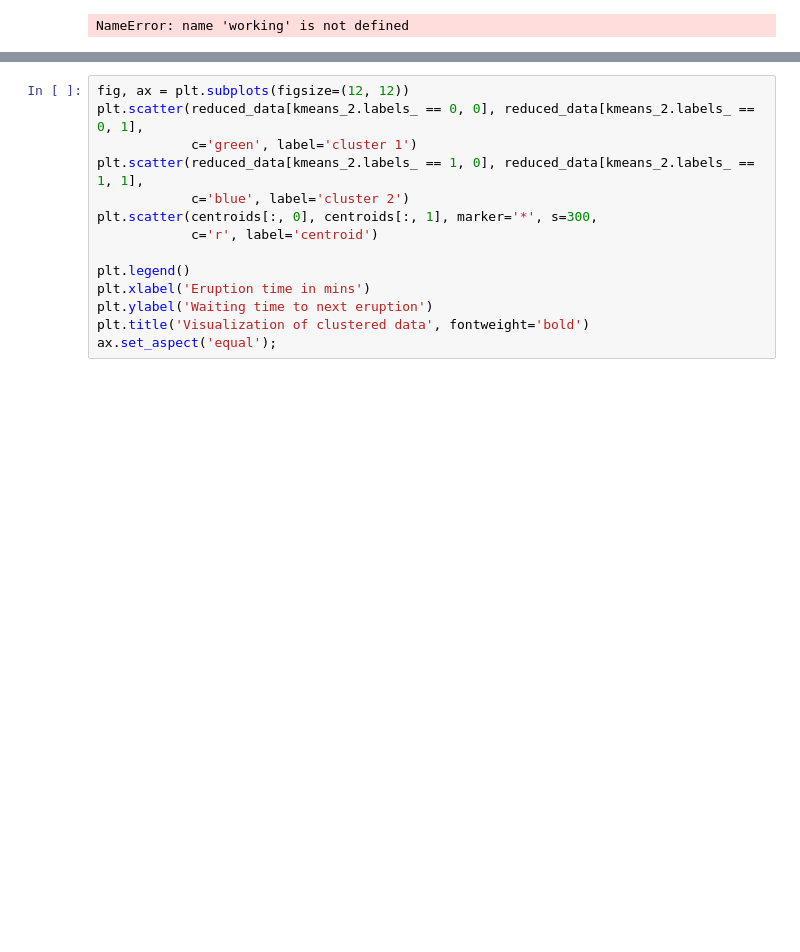
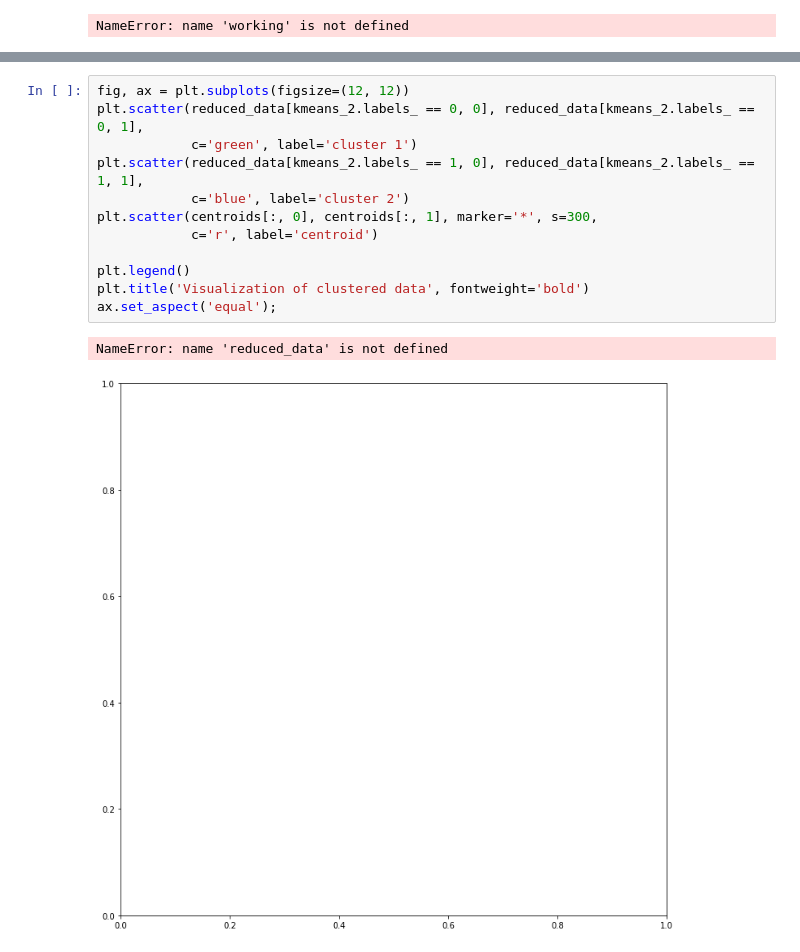
Before and after one commit to a-wars/AGIW_First_HW, a Jupyter notebook: notebooks/homework.ipynb, the cells around one changed output, grey strips where cells are left out. Saved outputs shown, nothing was run; the diff lists cells and outputs as text; blank space fills up the shorter version.

```diff
--- a/notebooks/homework.ipynb
+++ b/notebooks/homework.ipynb
@@ -283,14 +285,15 @@ centroids = kmeans_2.cluster_centers_
 # %%
 fig, ax = plt.subplots(figsize=(12, 12))
 plt.scatter(reduced_data[kmeans_2.labels_ == 0, 0], reduced_data[kmeans_2.labels_ == 0, 1],
             c='green', label='cluster 1')
 plt.scatter(reduced_data[kmeans_2.labels_ == 1, 0], reduced_data[kmeans_2.labels_ == 1, 1],
             c='blue', label='cluster 2')
 plt.scatter(centroids[:, 0], centroids[:, 1], marker='*', s=300,
             c='r', label='centroid')
 
 plt.legend()
-plt.xlabel('Eruption time in mins')
-plt.ylabel('Waiting time to next eruption')
 plt.title('Visualization of clustered data', fontweight='bold')
 ax.set_aspect('equal');
+# %% [output]
+NameError: name 'reduced_data' is not defined
+[figure, added]
```
Also changed, not shown: parts of 13 cells of this notebook.
